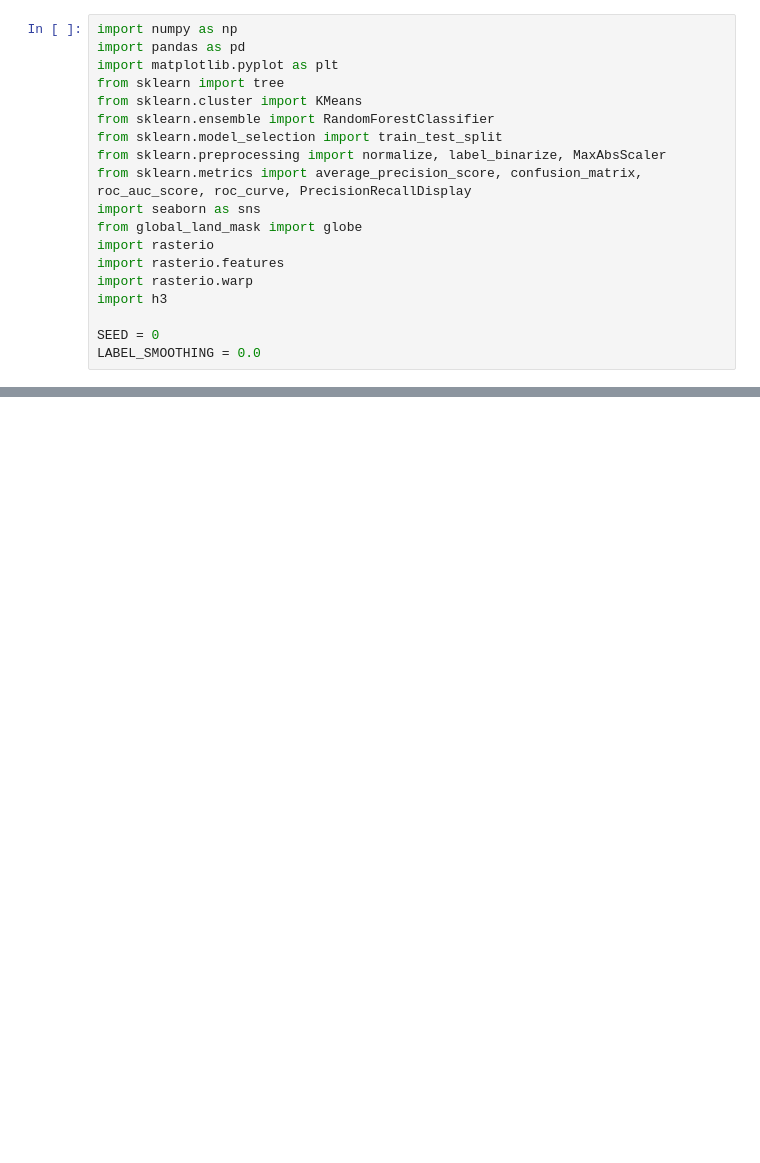
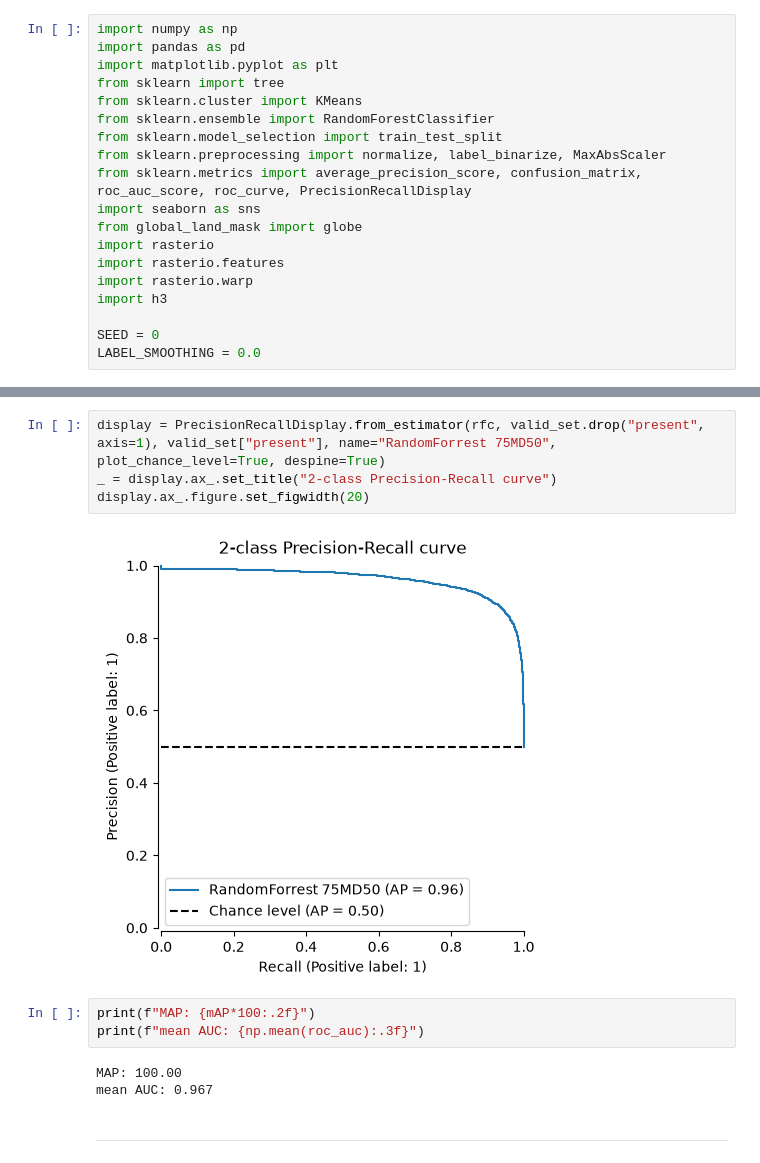
Before and after one commit to iDelfin/-species-analysis-cw-aml-26, a Jupyter notebook: randomForrestSpecie.ipynb, the cells around one changed output, grey strips where cells are left out. Saved outputs shown, nothing was run; the diff lists cells and outputs as text; blank space fills up the shorter version.

```diff
--- a/randomForrestSpecie.ipynb
+++ b/randomForrestSpecie.ipynb
@@ -314,0 +196,14 @@ plt.show()
+# %%
+display = PrecisionRecallDisplay.from_estimator(rfc, valid_set.drop("present", axis=1), valid_set["present"], name="RandomForrest 75MD50", plot_chance_level=True, despine=True)
+_ = display.ax_.set_title("2-class Precision-Recall curve")
+display.ax_.figure.set_figwidth(20)
+# %% [output]
+[figure, added]
+# %%
+print(f"MAP: {mAP*100:.2f}")
+print(f"mean AUC: {np.mean(roc_auc):.3f}")
+# %% [output]
+MAP: 100.00
+mean AUC: 0.967
+# %% [markdown]
+---
```
Also changed, not shown: parts of 16 cells of this notebook, 3 other files.
